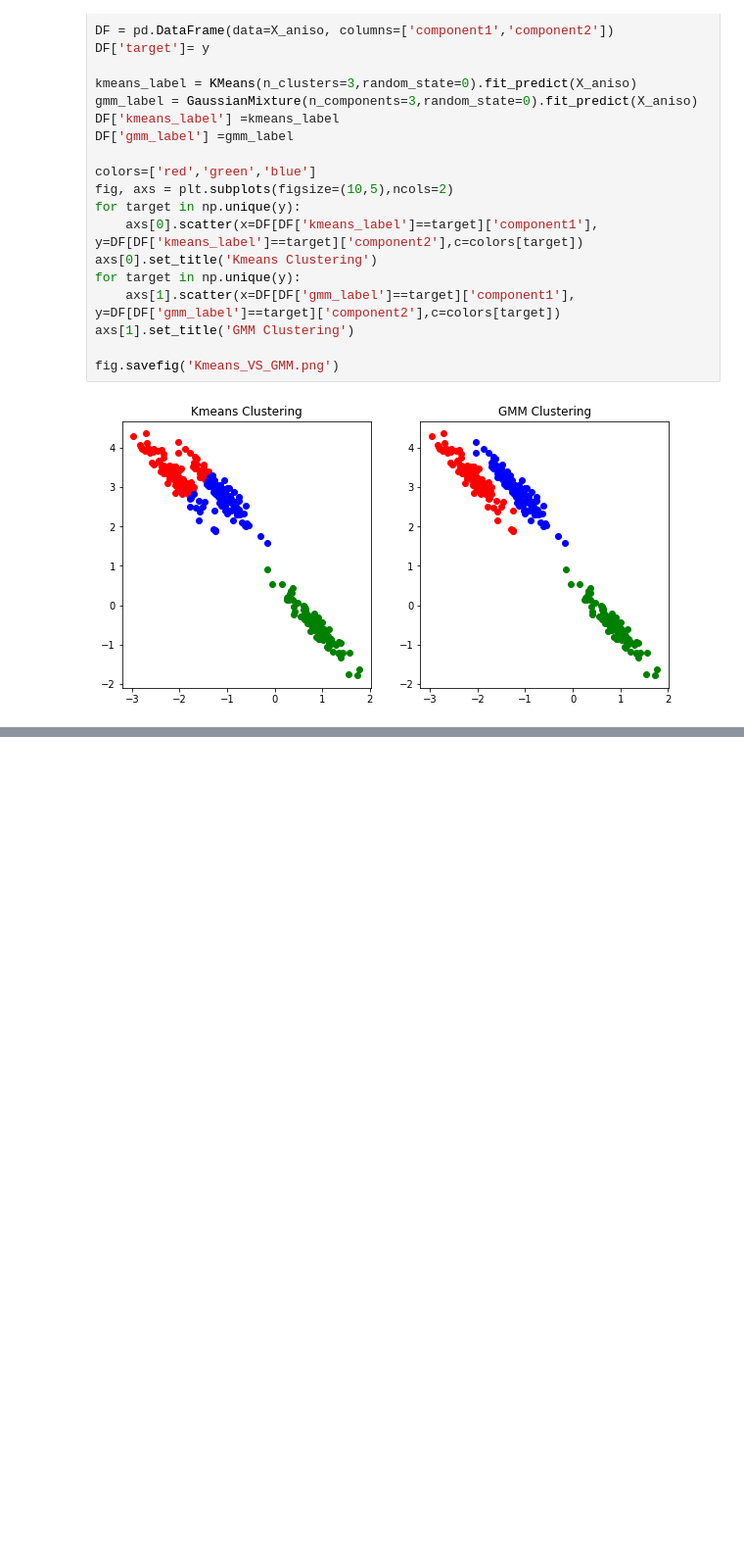
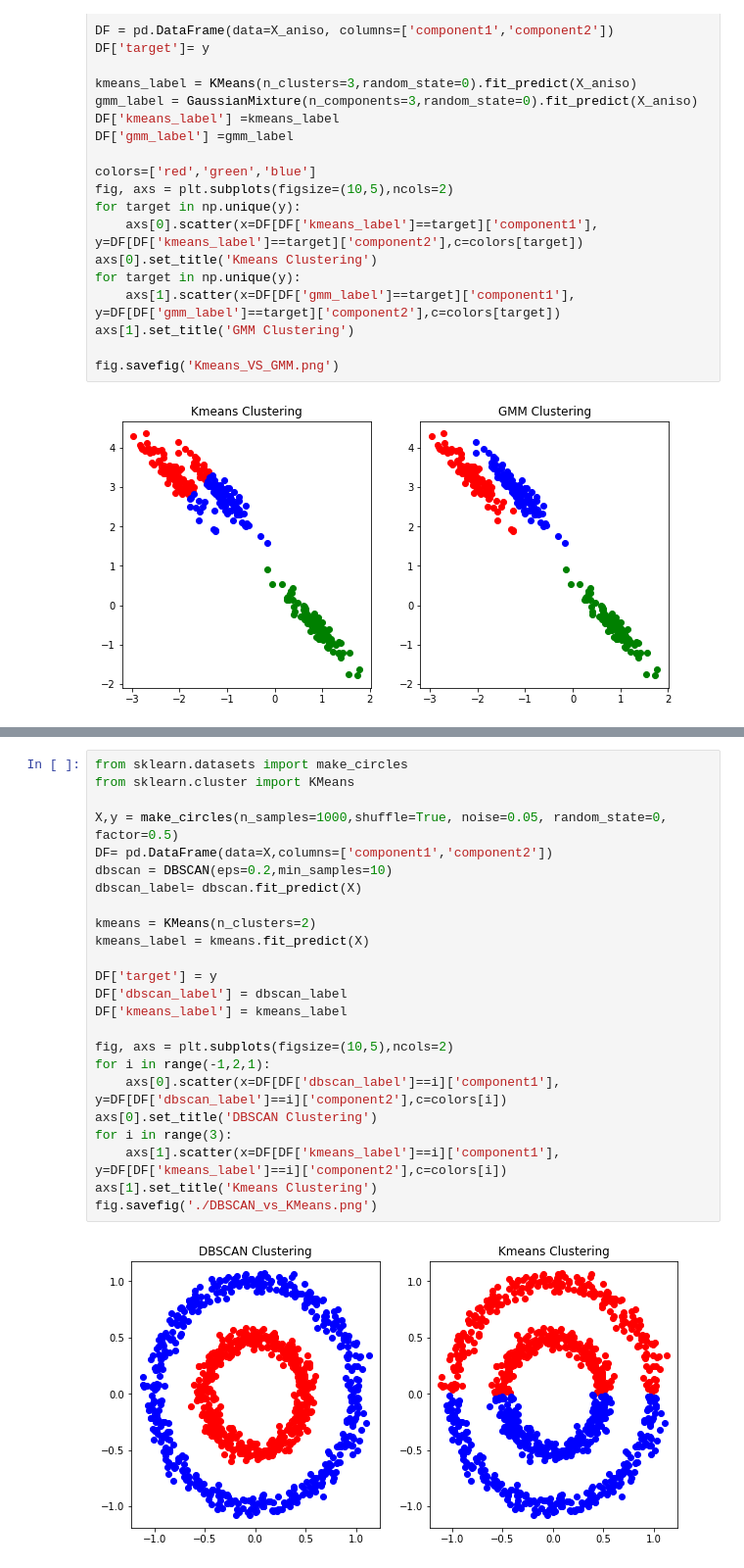
Before and after one commit to ominiv/ML, a Jupyter notebook: Practice/Clustering.ipynb, the cells around one changed output, grey strips where cells are left out. Shown: that part at 98% size. Saved outputs shown, nothing was run; the diff lists cells and outputs as text; blank space fills up the shorter version.

```diff
--- a/Practice/Clustering.ipynb
+++ b/Practice/Clustering.ipynb
@@ -265,0 +308,26 @@ fig.savefig('Kmeans_VS_GMM.png')
+# %%
+from sklearn.datasets import make_circles
+from sklearn.cluster import KMeans
+
+X,y = make_circles(n_samples=1000,shuffle=True, noise=0.05, random_state=0, factor=0.5)
+DF= pd.DataFrame(data=X,columns=['component1','component2'])
+dbscan = DBSCAN(eps=0.2,min_samples=10)
+dbscan_label= dbscan.fit_predict(X)
+
+kmeans = KMeans(n_clusters=2)
+kmeans_label = kmeans.fit_predict(X)
+
+DF['target'] = y
+DF['dbscan_label'] = dbscan_label
+DF['kmeans_label'] = kmeans_label
+
+fig, axs = plt.subplots(figsize=(10,5),ncols=2)
+for i in range(-1,2,1):
+    axs[0].scatter(x=DF[DF['dbscan_label']==i]['component1'], y=DF[DF['dbscan_label']==i]['component2'],c=colors[i])
+axs[0].set_title('DBSCAN Clustering')
+for i in range(3):
+    axs[1].scatter(x=DF[DF['kmeans_label']==i]['component1'], y=DF[DF['kmeans_label']==i]['component2'],c=colors[i])
+axs[1].set_title('Kmeans Clustering')
+fig.savefig('./DBSCAN_vs_KMeans.png')
+# %% [output]
+[figure, added]
```
Also changed, not shown: parts of 3 cells of this notebook, 4 other files.
